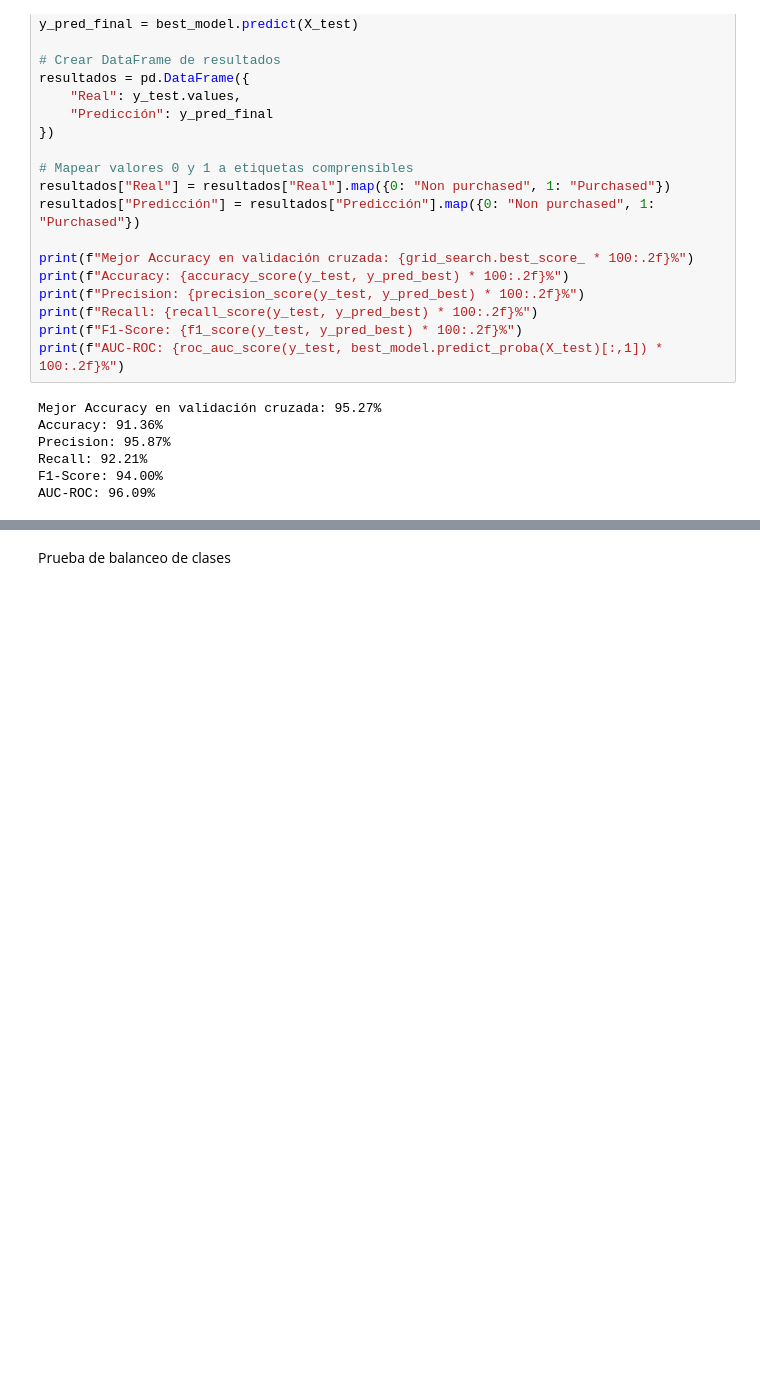
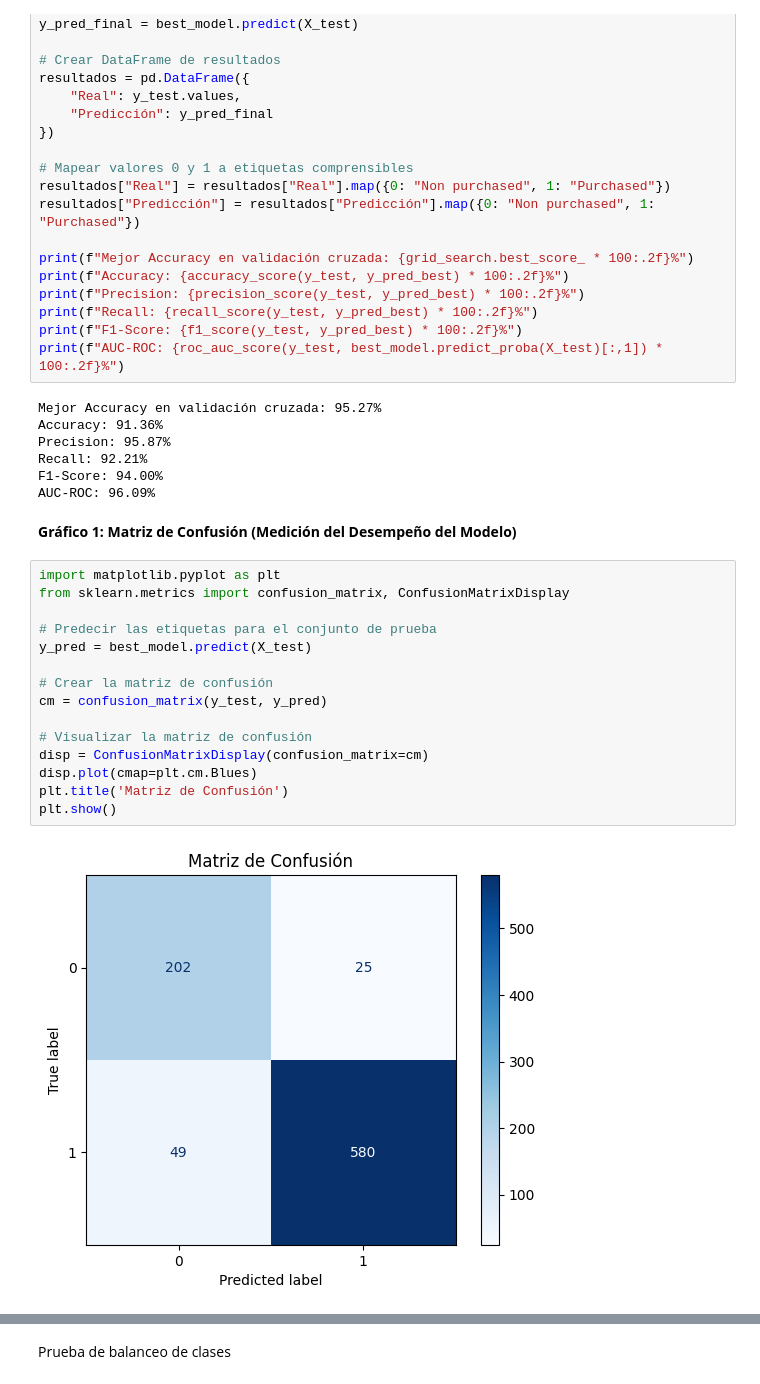
Before and after one commit to OmarDekGil/Proyecto_ML, a Jupyter notebook: Dataset_Logistico_Binario.ipynb, the cells around one changed output, grey strips where cells are left out. Saved outputs shown, nothing was run; the diff lists cells and outputs as text; blank space fills up the shorter version.

```diff
--- a/Dataset_Logistico_Binario.ipynb
+++ b/Dataset_Logistico_Binario.ipynb
@@ -339,3 +347,22 @@ Precision: 95.87%
 Recall: 92.21%
 F1-Score: 94.00%
 AUC-ROC: 96.09%
+# %% [markdown]
+**Gráfico 1: Matriz de Confusión (Medición del Desempeño del Modelo)**
+# %%
+import matplotlib.pyplot as plt
+from sklearn.metrics import confusion_matrix, ConfusionMatrixDisplay
+
+# Predecir las etiquetas para el conjunto de prueba
+y_pred = best_model.predict(X_test)
+
+# Crear la matriz de confusión
+cm = confusion_matrix(y_test, y_pred)
+
+# Visualizar la matriz de confusión
+disp = ConfusionMatrixDisplay(confusion_matrix=cm)
+disp.plot(cmap=plt.cm.Blues)
+plt.title('Matriz de Confusión')
+plt.show()
+# %% [output]
+[figure, added]
```
Also changed, not shown: parts of 5 cells of this notebook.
